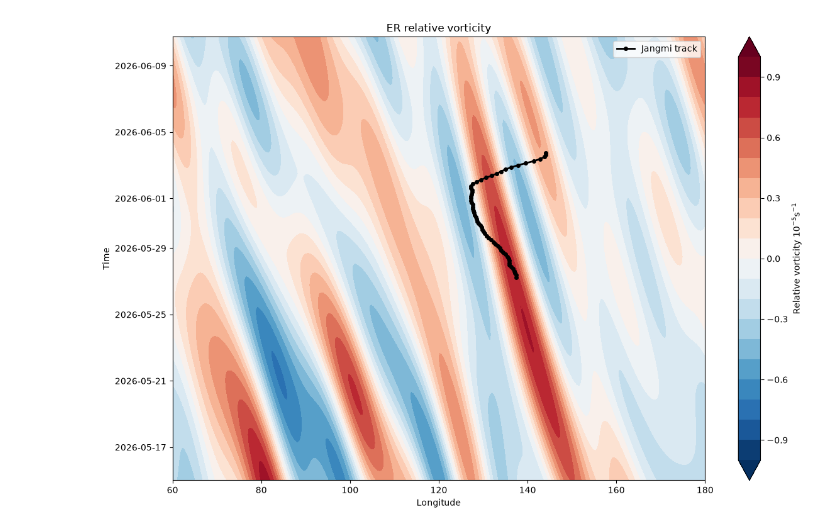
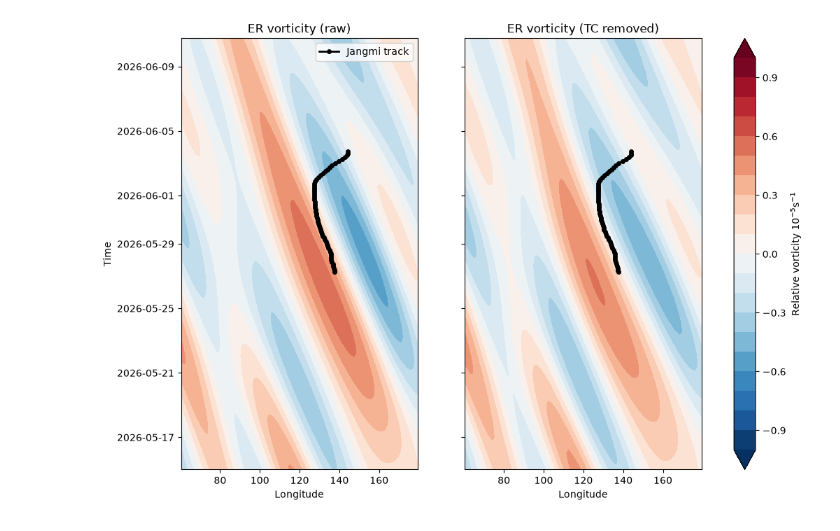
Before and after one commit to Mani-Blaze/Project_cyclone_jangmi, a Jupyter notebook: Code/ccew_jag.ipynb, the cells around one changed output. Drawn from its saved outputs; the diff is of its cells as text; code cells hidden in the pictures.

```diff
--- a/Code/ccew_jag.ipynb
+++ b/Code/ccew_jag.ipynb
@@ -273,0 +274,7 @@ plt.show()
+# %%
+###ER vs MRG amplitude near genesis
+box=dict(lag_days=slice(-3,3),lon_rel=slice(-15,15))
+for name,f,c in [("ER",er_fil,er_centered),("MRG",m_fil,mrg_centered)]:
+    bg=float(f.sel(lat=lat_band,lon=slice(60,180)).std())
+    near=float(np.nanstd(c.sel(box).values))
+    print(f"{name}: std near genesis {near:.2f}  band background std {bg:.2f}  ratio {near/bg:.2f}  peak {np.nanmax(np.abs(c.sel(box).values)):.2f} W/m2")
@@ -328,7 +341,6 @@ er_fil_clean=ecl.filter.kf_filter.kf_filter_er_wave(data_tc_removed,steps_per_da
 er_centered_clean=c_hov(er_fil_clean,name="ER_clean")
 
 
-fig,ax=((12,8))
 all_values=np.concatenate([er_centered.values.ravel(),er_centered_clean.values.ravel()])
 levels=np.linspace(np.nanmin(all_values),np.nanmax(all_values),21)
 fig,ax=plt.subplots(figsize=(12, 8))
@@ -346,4 +358,9 @@ plt.show()
 mask=~np.isnan(er_centered.values) & ~np.isnan(er_centered_clean.values)
 corr=np.corrcoef(er_centered.values[mask],er_centered_clean.values[mask])[0, 1]
 print(f"Correlation ER vs ER clean:{corr:.3f}")
+box=dict(lag_days=slice(-3,3),lon_rel=slice(-10,10))
+a=er_centered.sel(box).values
+b=er_centered_clean.sel(box).values
+mk=~np.isnan(a)&~np.isnan(b)
+print(f"Near-storm(+-3 d,+-10 deg)corr:{np.corrcoef(a[mk],b[mk])[0,1]:.3f}\npeak(original):{np.nanmax(np.abs(a)):.2f}\npeak(TC filtered):{np.nanmax(np.abs(b)):.2f}")
 # %% [output]
@@ -353,7 +373,7 @@ Correlation ER vs ER clean:0.994
 ###Calculating velocity of ER
 
 er_1d=er_fil_clean.sel(lat=lat_band).mean(dim="lat")
-track_window=er_1d.sel(lon=slice(110,150),time=slice("2026-05-20","2026-06-05"))  #for better fit
+track_window=er_1d.sel(lon=slice(70,170),time=slice("2026-05-20","2026-06-05"))  #for better fit
 
 times=pd.to_datetime(track_window["time"].values)
 lons=track_window["lon"].values
@@ -385,6 +405,6 @@ mean_lat=12.5  # centre of lat_band
 v=m*111320*np.cos(np.deg2rad(mean_lat))/86400
 
 print(f"ER speed:{v:.2f} m/s")
-print(f"Cyclone speed(pre gen to RI):{pre_gen['zonal_speed'].min():.2f} to {pre_gen['zonal_speed'].max():.2f} m/s")
+print(f"Cyclone mean zonal speed (27-30 May):{storm_speed:.2f} m/s")
 print("Theoretical ER speed:-2.2 to -9.8 m/s")
 # %% [output]
@@ -393,29 +413,51 @@ Cyclone speed(pre gen to RI):-5.96 to 0.00 m/s
 Theoretical ER speed:-2.2 to -9.8 m/s
 # %%
 ####DYnamical fields
+###Reducing the big ERA5 file
+raw=xr.open_dataset(r"C:\Users\norna\Downloads\df_new.nc",chunks={"valid_time":120})
+raw=raw.rename({'valid_time':'time','latitude':'lat','longitude':'lon'})
+small=raw[['u','v','vo']].sel(pressure_level=[850,200]).astype("float32").coarsen(lat=4,lon=4,boundary="trim").mean()
+small.to_netcdf(r"C:\Users\norna\Downloads\df_1deg.nc",encoding={v:{"zlib":True,"complevel":4} for v in small.data_vars})
 
-##Filtering the vorticity field to isolate ER
-field=xr.open_dataset(r"C:\Users\norna\Downloads\df.nc")
+###Filtering the vorticity field to isolate ER
+field=xr.open_dataset(r"C:\Users\norna\Downloads\df_1deg.nc").load()
 print(field)
 
-field = field.rename({'valid_time':'time','latitude':'lat','longitude':'lon',})
+vorticity_rel=field['vo'].sel(pressure_level=850)*1e5 #10^-5 s^-1
+u=field['u'].sel(pressure_level=850)
+v=field['v'].sel(pressure_level=850)
+##Removing TC signal (same weighting as OLR)
+vort_tc,u_tc,v_tc=vorticity_rel.copy(deep=True),u.copy(deep=True),v.copy(deep=True)
+lat2d,lon2d=xr.broadcast(vorticity_rel["lat"],vorticity_rel["lon"])
+trk=jangmi_track.set_index("time")
+overlap_times=[t for t in pd.to_datetime(vorticity_rel["time"].values) if trk.index.min()<=t<=trk.index.max()]
 
-vorticity_rel=field['vo'].sel(pressure_level=850)*1e5 #removing pressure lvl
-er_wind=ecl.filter.kf_filter.kf_filter_er_wave(vorticity_rel,steps_per_day=4, #6hr data
-tMin=9.7,tMax=48,kMin=-10,kMax=-1,hMin=8,hMax=90,)
+for t in overlap_times:
+    pos=trk.index.get_indexer([t],method="nearest")[0]
+    storm_lat=trk["lat"].iloc[pos]
+    storm_lon=trk["lon"].iloc[pos]
+    dy=(lat2d-storm_lat)*111.3
+    dx=(lon2d-storm_lon)*111.3*np.cos(np.deg2rad(lat2d))
+    w=1-np.exp(-(dx**2+dy**2)/(2*sigma**2))
+    vort_tc.loc[dict(time=t)]=vorticity_rel.sel(time=t)*w
+    u_tc.loc[dict(time=t)]=u.sel(time=t)*w
+    v_tc.loc[dict(time=t)]=v.sel(time=t)*w
 
-fig,ax=plt.subplots(figsize=(12,8))
-hov=er_wind.sel(lat=lat_band).mean(dim="lat").sel(time=hov_window)
-print(hov.min().values, hov.max().values)
+er_wind_raw=ecl.filter.kf_filter.kf_filter_er_wave(vorticity_rel,steps_per_day=4,tMin=9.7,tMax=48,kMin=-10,kMax=-1,hMin=8,hMax=90)
+er_wind=ecl.filter.kf_filter.kf_filter_er_wave(vort_tc,steps_per_day=4,tMin=9.7,tMax=48,kMin=-10,kMax=-1,hMin=8,hMax=90)
 
-cf=ax.contourf(hov["lon"],hov["time"],hov.values,cmap="RdBu_r",levels=np.linspace(-1,1,21),extend="both")
-ax.plot(jangmi_track["lon"],jangmi_track["time"],color="black", marker="o",linewidth=2, markersize=4,label="Jangmi track")
-
-ax.set_title("ER relative vorticity")
-ax.set_xlabel("Longitude")
-ax.set_ylabel("Time")
-ax.legend()
-fig.colorbar(cf,ax=ax,label="Relative vorticity $10^{-5}$s$^{-1}$")
-plt.tight_layout()
+##Hovmoller
+vort_fields={"ER vorticity":er_wind_raw,"ER vorticity (TC removed)":er_wind}
+fig,axes=plt.subplots(1,2,figsize=(12,8),sharey=True)
+for ax,(name,f) in zip(axes,vort_fields.items()):
+    hov=f.sel(lat=lat_band,lon=slice(60,180)).mean(dim="lat").sel(time=hov_window)
+    print(name,float(hov.min()),float(hov.max()))
+    cf=ax.contourf(hov["lon"],hov["time"],hov.values,cmap="RdBu_r",levels=np.linspace(-1,1,21),extend="both")
+    ax.plot(jangmi_track["lon"],jangmi_track["time"],color="black",marker="o",linewidth=2,markersize=4,label="Jangmi track")
+    ax.set_title(name)
+    ax.set_xlabel("Longitude")
+axes[0].set_ylabel("Time")
+axes[0].legend()
+fig.colorbar(cf,ax=axes,label="Relative vorticity $10^{-5}$s$^{-1}$")
 plt.show()
 # %% [output]
@@ -439,3 +481,3 @@ Data variables:
-[figure, old version]
+[figure, new version]
 # %%
 v_centered=c_hov(er_wind,lon_range=40,name="ER_v")
```
Also changed, not shown: parts of 10 cells of this notebook.
